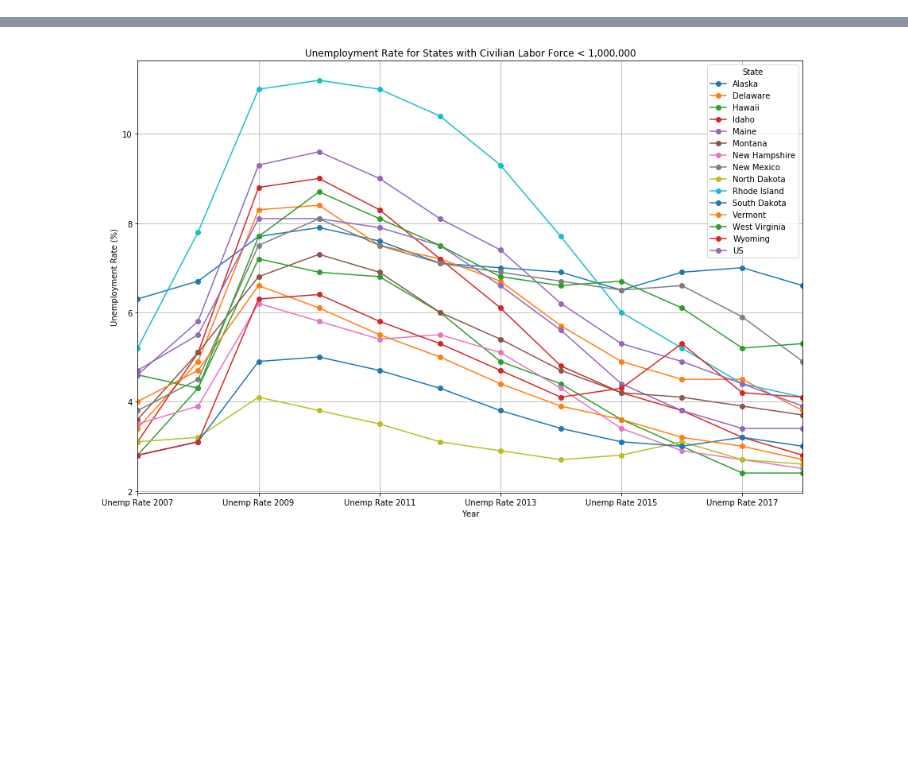
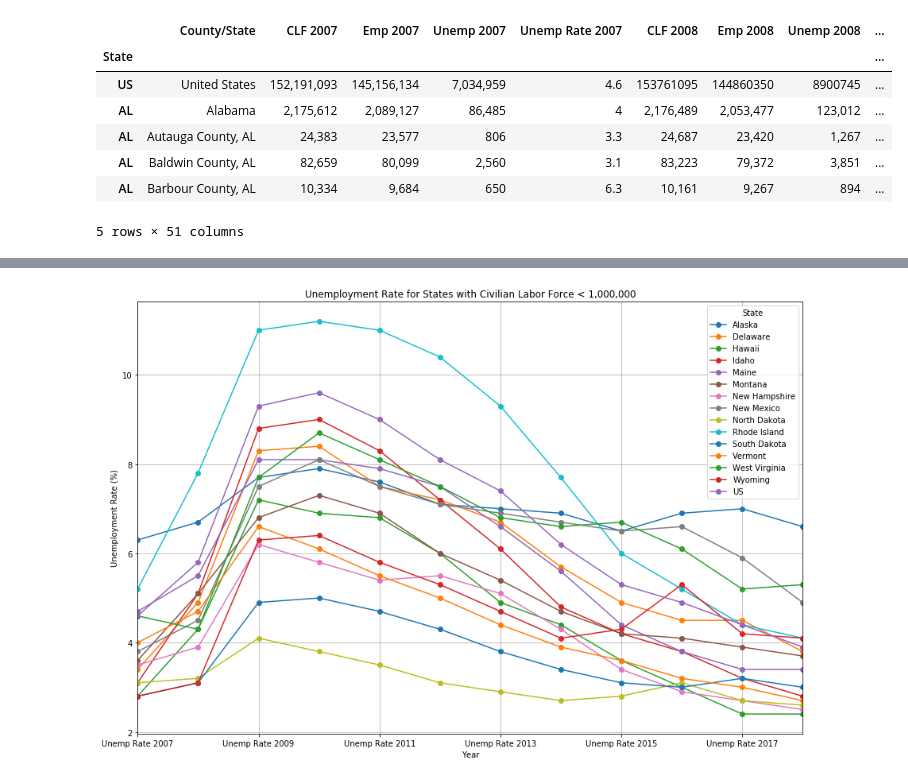
Before and after one commit to shawn-cavalieri/panic_at_the_desktop_project_1, a Jupyter notebook: main_script.ipynb, the cells around one changed output, grey strips where cells are left out. Saved outputs shown, nothing was run; the diff lists cells and outputs as text; code cells hidden in the pictures; blank space fills up the shorter version.

Commit message:
With Data Frames

```diff
--- a/main_script.ipynb
+++ b/main_script.ipynb
@@ -13,12 +13,22 @@ employment_data = employment_data.rename(columns={"Unemployment and median house
 employment_data = employment_data.drop(["Unemployment Rate","Rural 2013", "Urban 2013", "Metro 2013"], axis=1)
 employment_data_only = employment_data.drop(["Median Household Income 2017", "Median HH Income (%) 2017"], axis=1)
 employment_data = employment_data.set_index("State")
 employment_data = employment_data.drop('PR')
 
 employment_data_only = employment_data_only.set_index("State")
 employment_data_only = employment_data_only.drop('PR')
 employment_data_only = employment_data_only.fillna('-')
 employment_data = employment_data.fillna('-')
+employment_data.head()
+# %% [output]
+|  | County/State | CLF 2007 | Emp 2007 | Unemp 2007 | Unemp Rate 2007 | CLF 2008 | Emp 2008 | Unemp 2008 | ... |
+| State |  |  |  |  |  |  |  |  | ... |
+| US | United States | 152,191,093 | 145,156,134 | 7,034,959 | 4.6 | 153761095 | 144860350 | 8900745 | ... |
+| AL | Alabama | 2,175,612 | 2,089,127 | 86,485 | 4 | 2,176,489 | 2,053,477 | 123,012 | ... |
+| AL | Autauga County, AL | 24,383 | 23,577 | 806 | 3.3 | 24,687 | 23,420 | 1,267 | ... |
+| AL | Baldwin County, AL | 82,659 | 80,099 | 2,560 | 3.1 | 83,223 | 79,372 | 3,851 | ... |
+| AL | Barbour County, AL | 10,334 | 9,684 | 650 | 6.3 | 10,161 | 9,267 | 894 | ... |
+5 rows × 51 columns
 # %%
 def parseFloat(data):
     parsedData = re.sub( '[^\d\.]', '', data)
```
Also changed, not shown: parts of 4 cells of this notebook.
